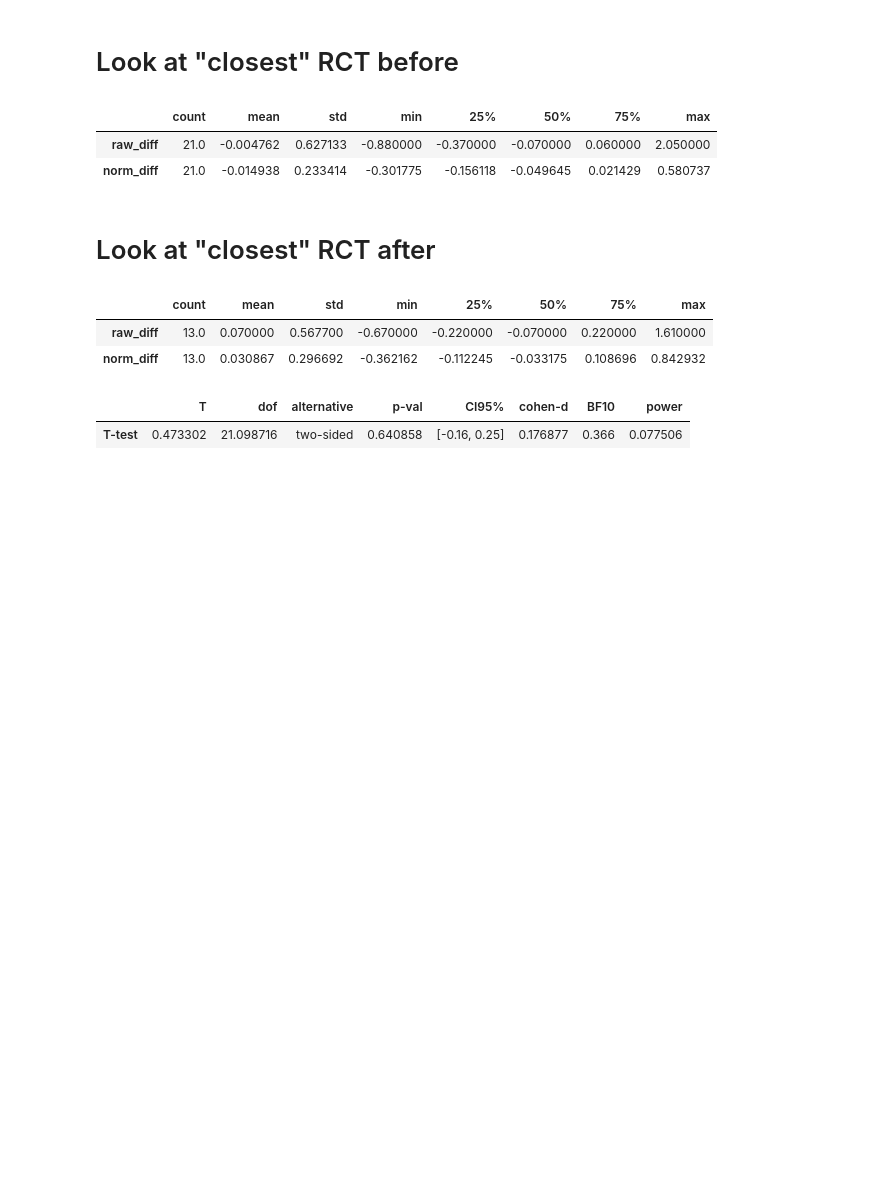
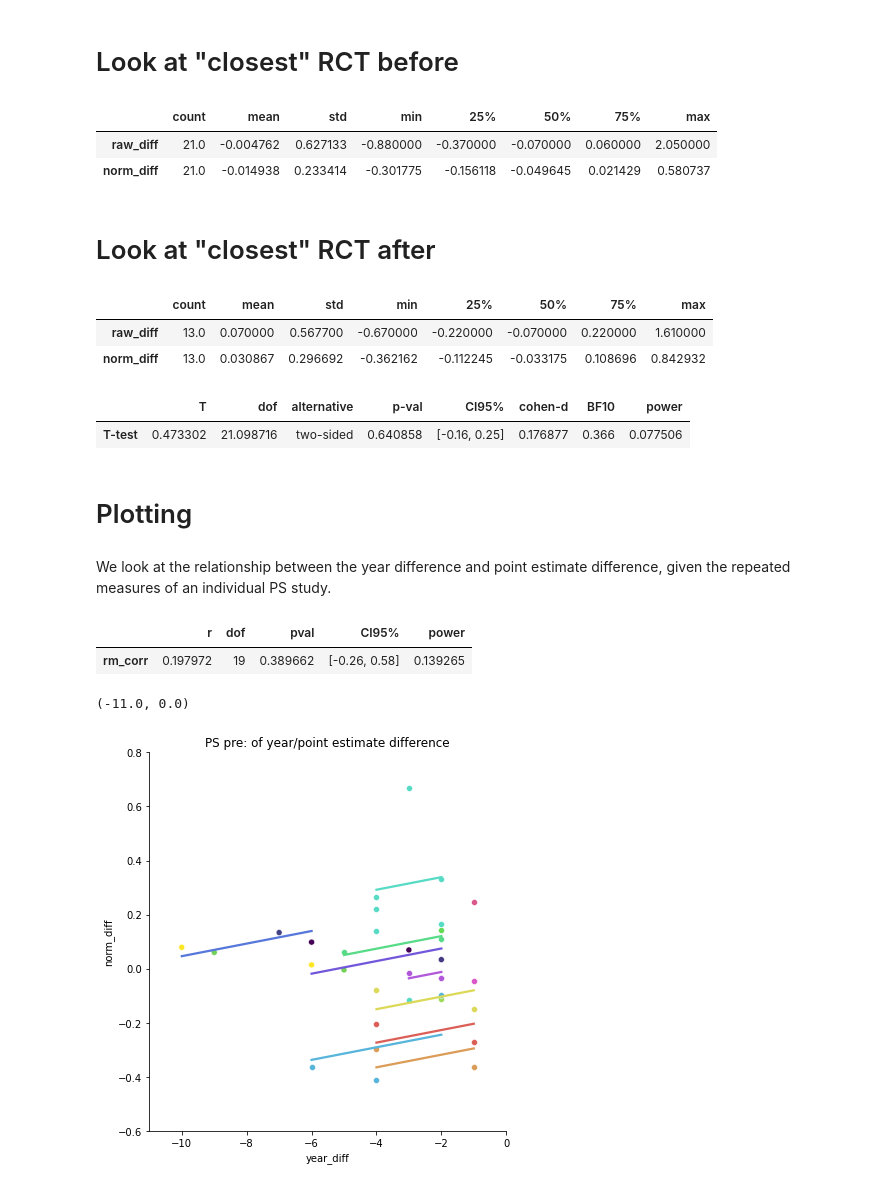
Before and after one commit to tliu526/psm-leakage, a Jupyter notebook: psm_leakage.ipynb, the cells around one changed output. Cells and saved outputs as stored; diff of their text form; code cells hidden in the pictures; blank space fills up the shorter version.

```diff
--- a/psm_leakage.ipynb
+++ b/psm_leakage.ipynb
@@ -38,0 +85,3 @@ Name: study_type, dtype: int64
+# %%
+# comment this out if we don't want to clip by such studies
+sel_psm_leak = psm_leak[psm_leak['ci_diff'] < 3]
@@ -39,6 +103,6 @@ Name: study_type, dtype: int64
 # %%
 pair_df = pd.DataFrame()
-for clinic_set, group in psm_leak.groupby("clinical_setting"):
+for clinic_set, group in sel_psm_leak.groupby("clinical_setting"):
     ps_df = group[group['study_type'] == 'PS']
     rct_df = group[group['study_type'] == 'RCT']
     for idx, ps in ps_df.iterrows():
@@ -48,7 +112,8 @@ for clinic_set, group in psm_leak.groupby("clinical_setting"):
             "ps_year": [],
             "year_diff": [],
             "rct_est": [],
-            "ps_est": []
+            "ps_est": [],
+            "clinical_setting": []
         }
         for idx, rct in rct_df.iterrows():
             ps_dict['study_id'].append(ps['study_id'])
@@ -57,13 +122,16 @@ for clinic_set, group in psm_leak.groupby("clinical_setting"):
             ps_dict['year_diff'].append(ps['year'] - rct['year'])
             ps_dict['rct_est'].append(rct['estimate'])
             ps_dict['ps_est'].append(ps['estimate'])
-
+            ps_dict['clinical_setting'].append(ps['clinical_setting'])
 
         df = pd.DataFrame.from_dict(ps_dict)
         pair_df = pair_df.append(df)
 # %%
 pair_df['raw_diff'] = pair_df['ps_est'] - pair_df['rct_est']
 pair_df['norm_diff'] = pair_df['raw_diff'] / (pair_df['ps_est'] + pair_df['rct_est'])
+# %%
+pair_df['rct_est'] = np.log(pair_df['rct_est'])
+pair_df['ps_est'] = np.log(pair_df['ps_est'])
 # %%
 no_zero_pairs = pair_df[pair_df['year_diff'] != 0]
 # %%
@@ -131,3 +257,23 @@ pg.ttest(close_after[target_col], close_before[target_col])
 # %% [output]
 |  | T | dof | alternative | p-val | CI95% | cohen-d | BF10 | power |
 | T-test | 0.473302 | 21.098716 | two-sided | 0.640858 | [-0.16, 0.25] | 0.176877 | 0.366 | 0.077506 |
+# %% [markdown]
+# Plotting
+# %% [markdown]
+We look at the relationship between the year difference and point estimate
+difference, given the repeated measures of an individual PS study.
+# %%
+# repeated measures correlation
+display(pg.rm_corr(data=no_zero_pairs[no_zero_pairs['ps_after'] == 0], x='year_diff', y='norm_diff', subject='study_id'))
+pg.plot_rm_corr(data=no_zero_pairs[no_zero_pairs['ps_after'] == 0], x='year_diff', y='norm_diff', subject='study_id',
+                kwargs_facetgrid=dict(
+                    height=6
+                ))
+plt.title("PS pre: of year/point estimate difference")
+plt.ylim(-0.6, 0.8)
+plt.xlim(-11, 0)
+# %% [output]
+|  | r | dof | pval | CI95% | power |
+| rm_corr | 0.197972 | 19 | 0.389662 | [-0.26, 0.58] | 0.139265 |
+(-11.0, 0.0)
+[figure, added]
```
Also changed, not shown: parts of 16 cells of this notebook.
